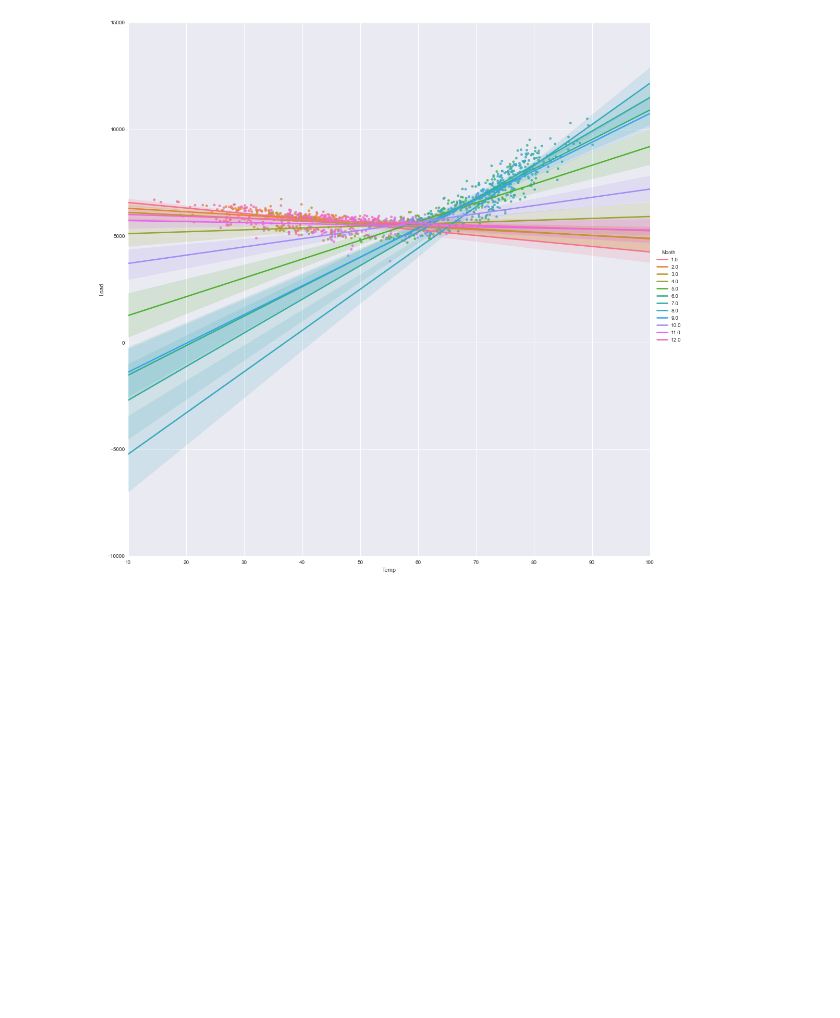
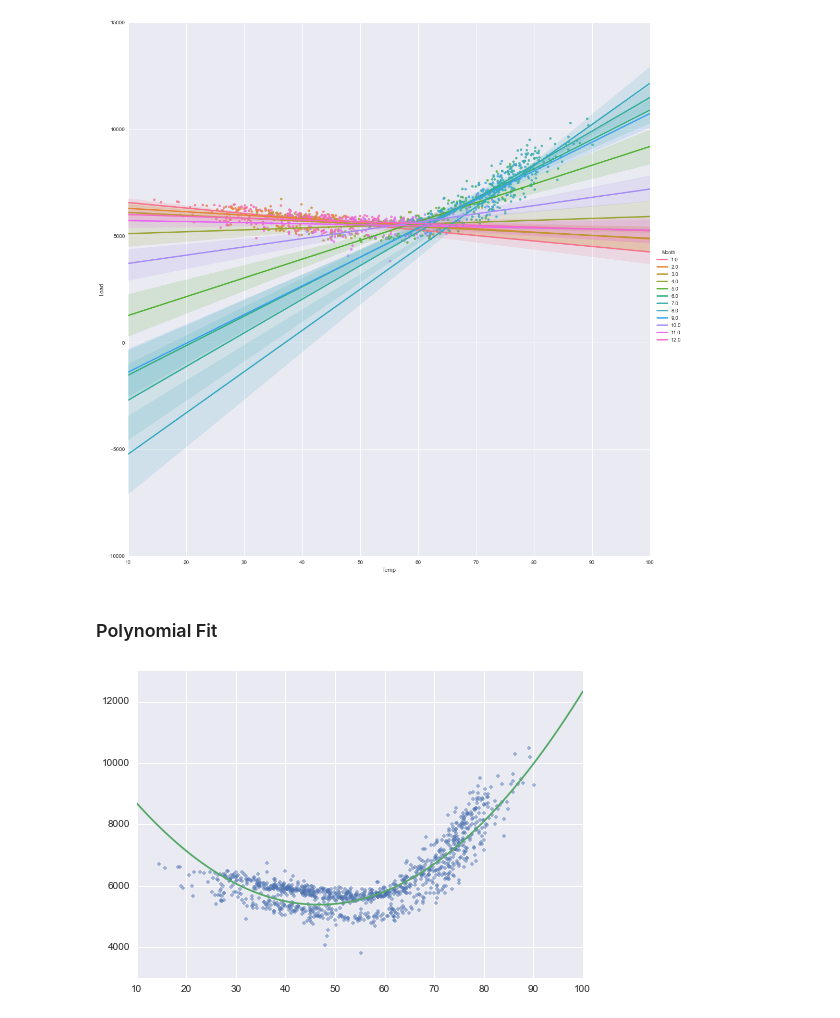
Before and after one commit to dkanoafry/nyc-energy-data, a Jupyter notebook: 20140623-LiveAnalytic-Weather-vs-Load.ipynb, the cells around one changed output. Saved outputs shown, nothing was run; the diff lists cells and outputs as text; code cells hidden in the pictures; blank space fills up the shorter version.

Commit message:
add np.polyfit example

```diff
--- a/20140623-LiveAnalytic-Weather-vs-Load.ipynb
+++ b/20140623-LiveAnalytic-Weather-vs-Load.ipynb
@@ -475,3 +475,14 @@ it turns out that we can show the fit on a single lmplot, the colors here are su
 g = sns.lmplot("Temp", "Load", df_clean_daily, hue="Month", size=15)
 # %% [output]
 [figure]
+# %% [markdown]
+### Polynomial Fit
+# %%
+df_clean_daily.dropna(subset=['Temp','Load'], inplace=True)
+p2d = np.poly1d(np.polyfit(df_clean_daily.Temp, df_clean_daily.Load, 2))
+xp = np.linspace(10, 100, 90)
+plt.plot(df_clean_daily.Temp, df_clean_daily.Load, '.', alpha=0.5)
+plt.plot(xp, p2d(xp), '-')
+plt.show()
+# %% [output]
+[figure, added]
```
Also changed, not shown: parts of 3 cells of this notebook.
